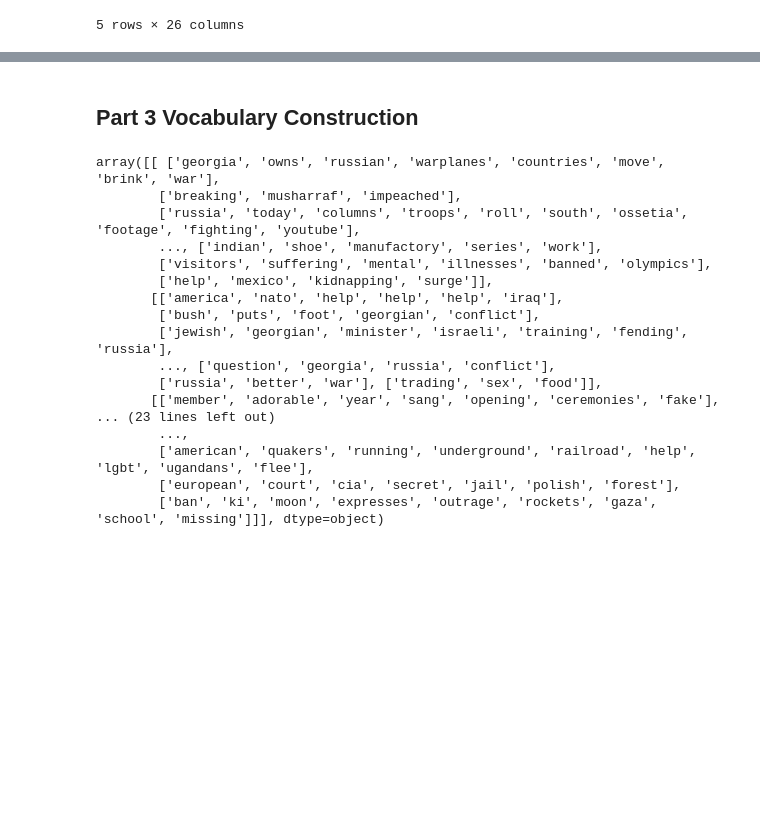
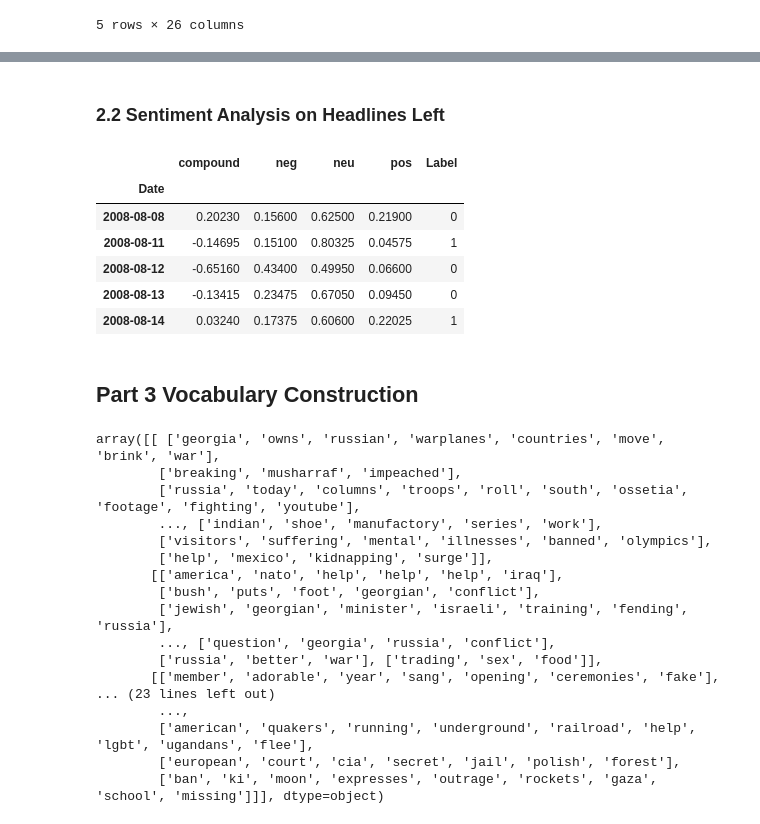
Before and after one commit to bg453cornell/ORIE-4740-NLP-ML, a Jupyter notebook: ORIE 4740 Code Simplified.ipynb, the cells around one changed output, grey strips where cells are left out. Drawn from its saved outputs; the diff is of its cells as text; code cells hidden in the pictures; blank space fills up the shorter version.

```diff
--- a/ORIE 4740 Code Simplified.ipynb
+++ b/ORIE 4740 Code Simplified.ipynb
@@ -140,0 +190,39 @@ tokenized_df.head()
+# %% [markdown]
+### 2.2 Sentiment Analysis on Headlines Left
+# %%
+with open('filtered_tokenized_df', 'rb') as f:
+    filtered_tokenized_df = pickle.load(f)
+# %%
+from nltk.sentiment.vader import SentimentIntensityAnalyzer as SIA
+
+sia = SIA()
+result = []
+
+for i in range(filtered_tokenized_df.shape[0]):
+    compound = []
+    neutral =[]
+    positive = []
+    negative = []
+    list_of_headlines = filtered_tokenized_df.iloc[i, :][filtered_tokenized_df.iloc[i, :].notnull()][1:].tolist()
+    for headline in list_of_headlines:
+        pol_score = sia.polarity_scores(' '.join(headline))
+        compound.append(pol_score['compound'])
+        neutral.append(pol_score['neu'])
+        positive.append(pol_score['pos'])
+        negative.append(pol_score['neg'])
+    result.append({'compound': np.mean(compound), 'neu': np.mean(neutral), 'pos': np.mean(positive), 'neg': np.mean(negative)})
+# %%
+sentiment_score_df = pd.DataFrame.from_records(result)
+sentiment_score_df.set_index(filtered_tokenized_df.index, inplace=True)
+# %%
+sentiment_score_df['Label'] = filtered_tokenized_df['Label']
+# %%
+sentiment_score_df.head()
+# %% [output]
+|  | compound | neg | neu | pos | Label |
+| Date |  |  |  |  |  |
+| 2008-08-08 | 0.20230 | 0.15600 | 0.62500 | 0.21900 | 0 |
+| 2008-08-11 | -0.14695 | 0.15100 | 0.80325 | 0.04575 | 1 |
+| 2008-08-12 | -0.65160 | 0.43400 | 0.49950 | 0.06600 | 0 |
+| 2008-08-13 | -0.13415 | 0.23475 | 0.67050 | 0.09450 | 0 |
+| 2008-08-14 | 0.03240 | 0.17375 | 0.60600 | 0.22025 | 1 |
```
Also changed, not shown: parts of 18 cells of this notebook, 2 other files.
